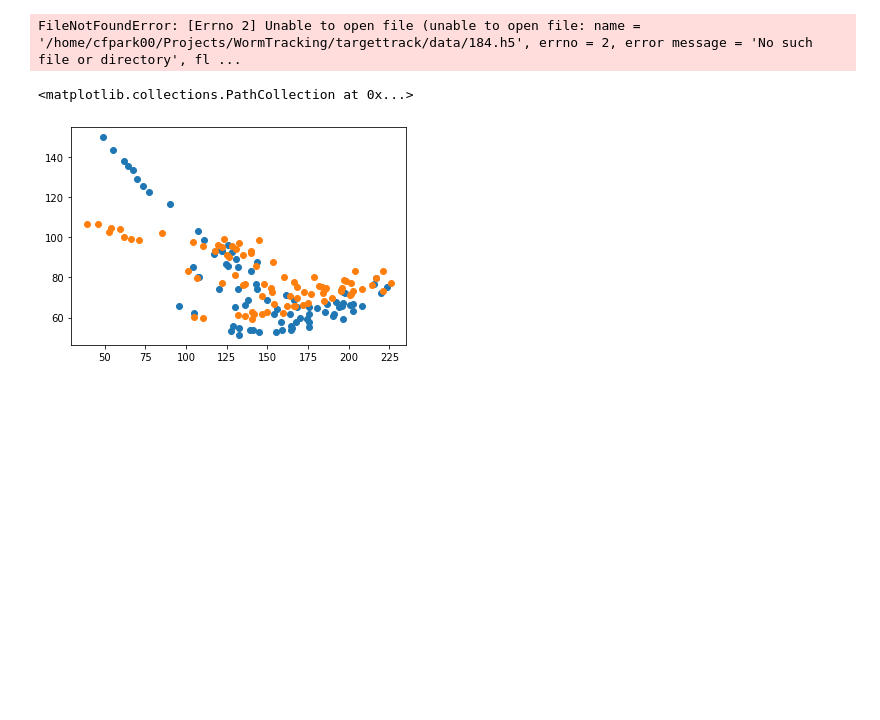
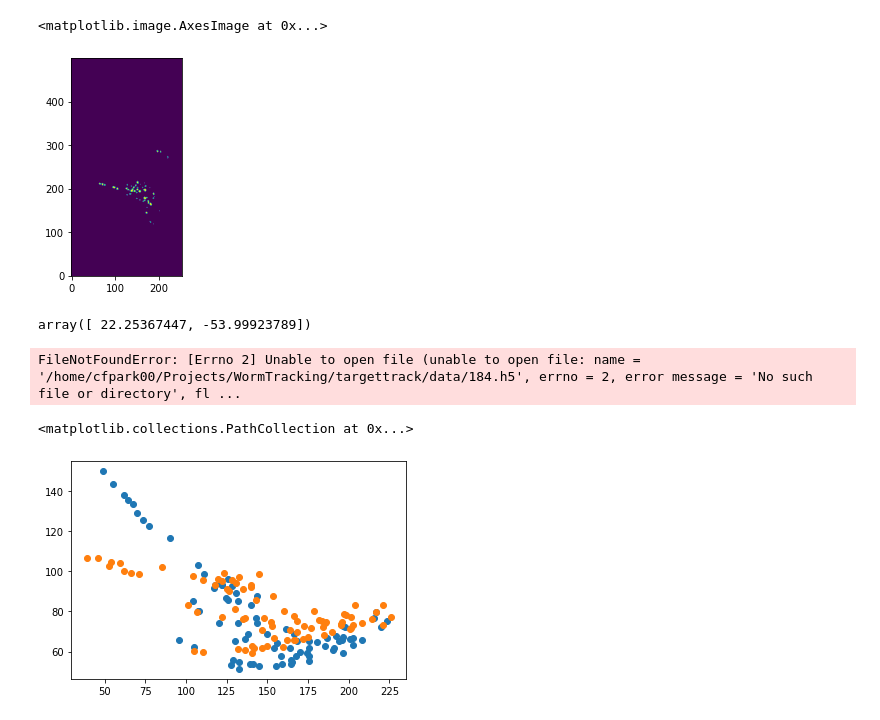
Before and after one commit to cfpark00/TrackingGUI, a Jupyter notebook: tester.ipynb, the cells around one changed output. Cells and saved outputs as stored; diff of their text form; code cells hidden in the pictures; blank space fills up the shorter version.

```diff
--- a/tester.ipynb
+++ b/tester.ipynb
@@ -8,0 +22,12 @@ import matplotlib.pyplot as plt
+# %%
+threshold=35
+binmask=im>threshold
+plt.imshow(binmask.T,origin="lower")
+# %% [output]
+<matplotlib.image.AxesImage at 0x...>
+[figure, added]
+# %%
+cm=sim.center_of_mass(im*binmask)
+movementcm-center
+# %% [output]
+array([ 22.25367447, -53.99923789])
```
Also changed, not shown: parts of 5 cells of this notebook, 1 other file.
